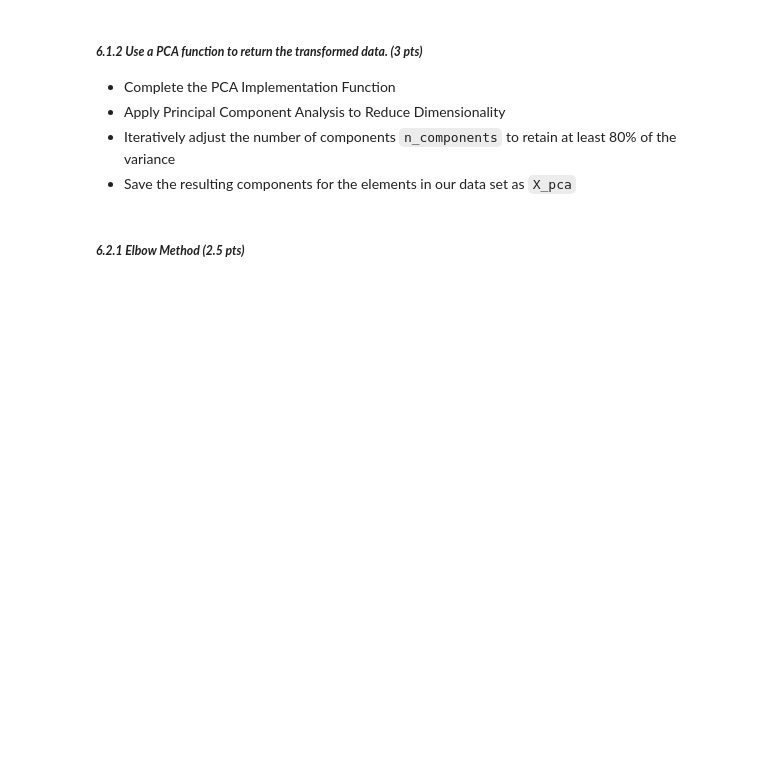
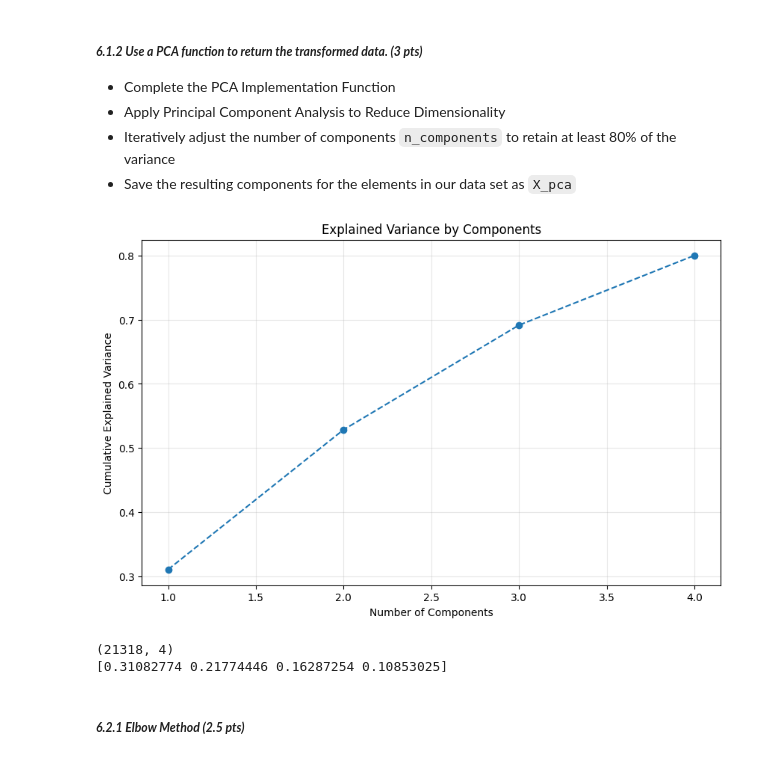
Before and after one commit to yohanbh/cmsc320, a Jupyter notebook: homework3/CMSC320_HW3_Summer_I_2026.ipynb, the cells around one changed output. Cells and saved outputs as stored; diff of their text form; code cells hidden in the pictures; blank space fills up the shorter version.

```diff
--- a/homework3/CMSC320_HW3_Summer_I_2026.ipynb
+++ b/homework3/CMSC320_HW3_Summer_I_2026.ipynb
@@ -509,8 +535,8 @@ X = yelp_data[['business_id', 'business_stars', 'review_count', 'checkins', 'rev
 
 
 # ANSWER STARTING HERE
-scaler =
-X_scaled =
+scaler = StandardScaler()
+X_scaled = scaler.fit_transform(X)
 
 # ANSWER ENDS HERE
 # %% [markdown]
@@ -547,25 +573,29 @@ For more in-depth reading on PCA:
 # %%
 # TODO: Apply PCA and return the transformed data
 
 def apply_pca(X_scaled, n_components):
     # ANSWER STARTING HERE
-    pca =
-    X_pca =
+    pca = PCA(n_components=n_components)
+    X_pca = pca.fit_transform(X_scaled)
     # ANSWER ENDS HERE
     plt.figure(figsize=(10, 6))
     plt.plot(range(1, n_components + 1), pca.explained_variance_ratio_.cumsum(), marker='o', linestyle='--')
     plt.title('Explained Variance by Components')
     plt.xlabel('Number of Components')
     plt.ylabel('Cumulative Explained Variance')
     plt.grid(True, alpha=0.3)
     plt.show()
 
     return pca, X_pca
     # Apply PCA
 n_components = 4
 pca, X_pca = apply_pca(X_scaled, n_components)
 print(X_pca.shape)
 print(pca.explained_variance_ratio_)
+# %% [output]
+[figure, added]
+(21318, 4)
+[0.31082774 0.21774446 0.16287254 0.10853025]
 # %% [markdown]
 ##### ***6.2.1 Elbow Method (2.5 pts)***
 # %% [markdown]
```
Also changed, not shown: parts of 6 cells of this notebook.
